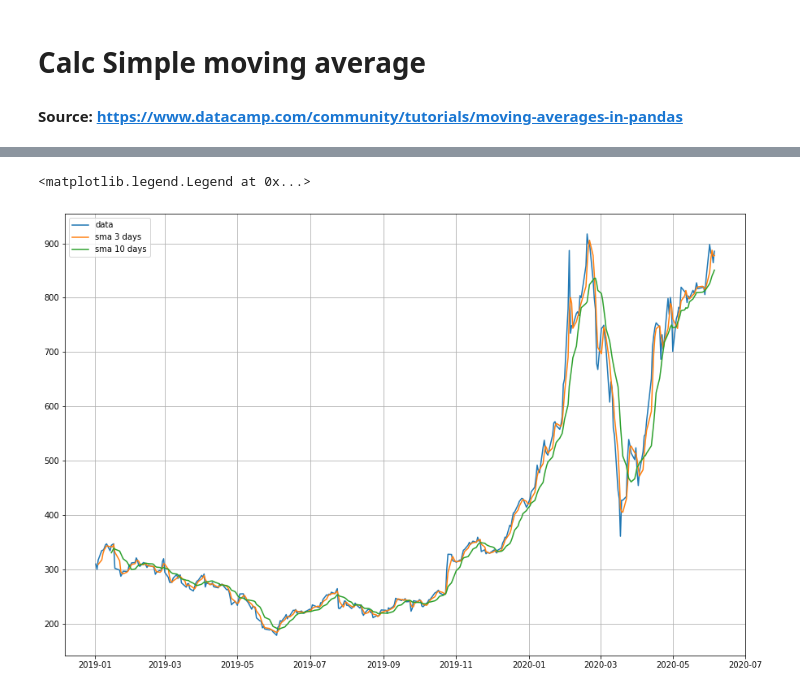
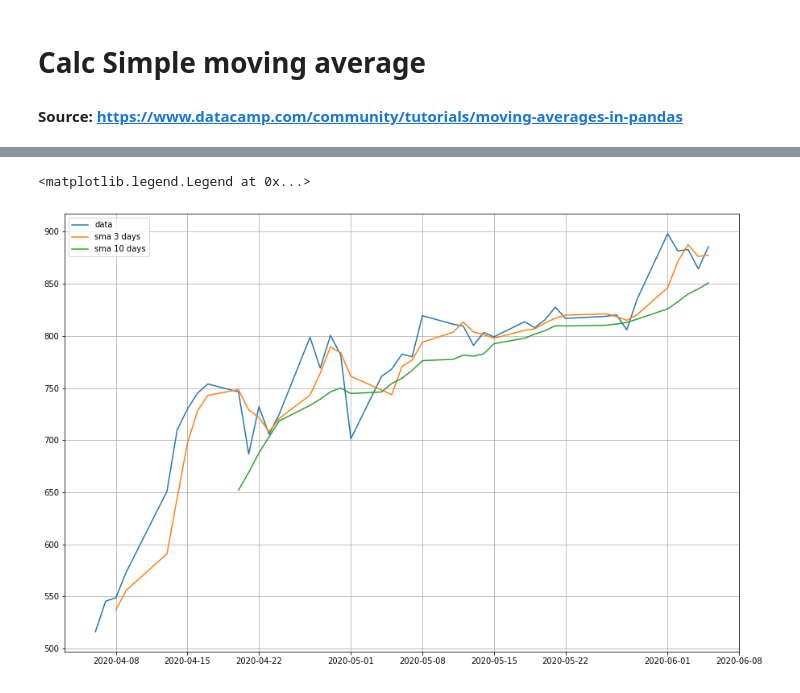
Before and after one commit to osbertc/cheatsheet, a Jupyter notebook: yfinance.ipynb, the cells around one changed output, grey strips where cells are left out. Cells and saved outputs as stored; diff of their text form; code cells hidden in the pictures.

```diff
--- a/yfinance.ipynb
+++ b/yfinance.ipynb
@@ -11,7 +11,7 @@ import matplotlib.pyplot as plt
 # %%
 # get stock information of Tesla(TSLA), period = 12 months
 tsla = yf.Ticker("TSLA")
-hist = tsla.history(period="12mo")
+hist = tsla.history(period="2mo")
 
 # new df=sma, with 4 columns: open, high, low and close stock value
 sma = hist.iloc[:,0:4]
@@ -29,17 +29,15 @@ There are : 253 datapoints
 # Compare sma 3 days vs sma 10 days, by 3 - 10
 sma['sma3_10'] = sma['sma_3'] - sma['sma_10']
 
-
 calc = []
 for row in sma['sma3_10']:
     if row > 0: # if 3 > 10, upward trend
-        calc.append('up')
+        calc.append('1')
     elif row < 0: # if 3 < 10, downward trend
-        calc.append('down')
+        calc.append('0')
     elif row is 0: # 3 = 10, no change trend
-        calc.append('stay')
+        calc.append('9')
     else:
         calc.append('NaN')
-sma['sma3_10'] = calc
-
-sma.head(50)
+sma['updown'] = calc
+sma['updown'] = sma.updown.astype(float)
@@ -64,0 +44,15 @@ sma.head(50)
+# %%
+# sign of buy and sell
+
+sma['cross'] = sma['updown'].diff()
+logic = []
+for row in sma['cross']:
+    if row  < 0:
+        logic.append('sell')
+    elif row > 0:
+        logic.append('buy')
+    else:
+        logic.append('shower and sleep')
+sma['sign'] = logic
+
+sma.tail(50)
@@ -65,10 +78,10 @@ sma.head(50)
 # %%
 plt.figure(figsize=[15,10])
 plt.grid(True)
-plt.plot(sma_2019['Close'],label='data')
-plt.plot(sma_2019['sma_3'],label='sma 3 days')
-plt.plot(sma_2019['sma_10'],label='sma 10 days')
+plt.plot(sma['Close'],label='data')
+plt.plot(sma['sma_3'],label='sma 3 days')
+plt.plot(sma['sma_10'],label='sma 10 days')
 plt.legend(loc=2)
 # %% [output]
 <matplotlib.legend.Legend at 0x...>
-[figure, old version]
+[figure, new version]
```
Also changed, not shown: parts of 3 cells of this notebook.
